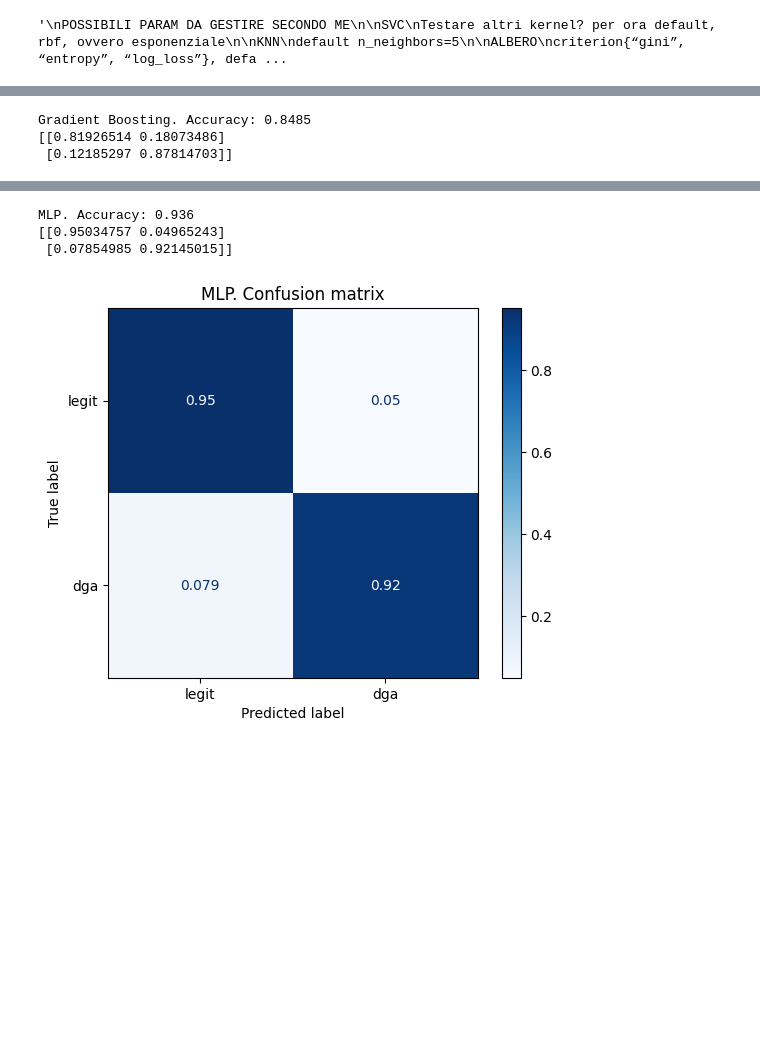
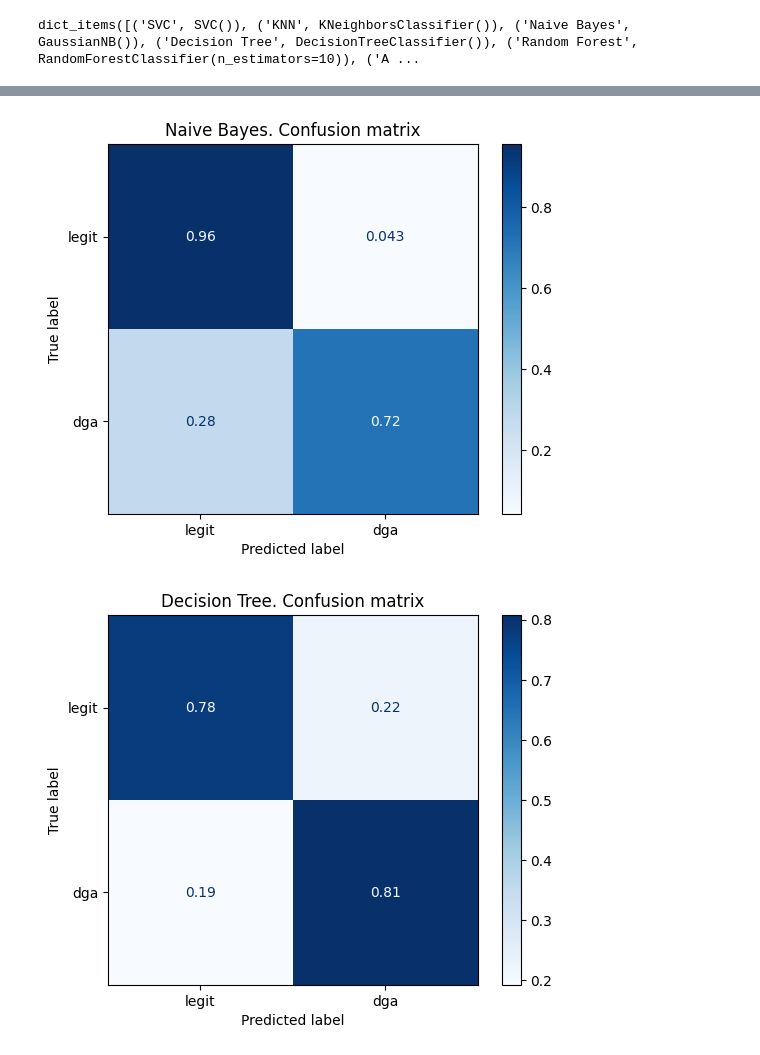
Before and after one commit to S1107327/datascience, a Jupyter notebook: ClassAndCluster.ipynb, the cells around one changed output, grey strips where cells are left out. Drawn from its saved outputs; the diff is of its cells as text; code cells hidden in the pictures; blank space fills up the shorter version.

```diff
--- a/ClassAndCluster.ipynb
+++ b/ClassAndCluster.ipynb
@@ -36,6 +60,7 @@ embeddings = sess.run(embedded['default'])
 #fasttext embedding
 import fasttext
 train_data_path = "bigrams.txt"
+dim = 3
 model = fasttext.train_unsupervised(train_data_path, model="skipgram", dim=3, epoch=20)
 words = model.get_words()
 dict_skipgram = {w: model.get_word_vector(w) for w in words}
@@ -51,0 +82,5 @@ for name in domain_names:
+# %%
+# transform embeddings in dataframe
+embeddings_df = pd.DataFrame(embeddings)
+embedded_domain_names_df = pd.DataFrame(embedded_domain_names)
+print(embeddings_df)
@@ -58,8 +131,17 @@ train, test, label_train, label_test=train_test_split(embeddings, dataset["label
 # %%
+# setting altri parametri per la classificazione
+kfold = StratifiedKFold(n_splits=5)
+cross_validation_scores = [] # punteggi della cross validation
+classification_reports = []
+confusion_matrices = []
+roc_aucs = [] #roc curve:
+true_pos_rates = []
+false_pos_rates = []
 #prep classificatori
 names=["SVC", "KNN", "Naive Bayes", "Decision Tree", "Random Forest", "AdaBoost", "Gradient Boosting", "MLP"]
-classifiers=[ SVC(), KNeighborsClassifier(n_neighbors=5), GaussianNB(), RandomForestClassifier(n_estimators=10),
-            AdaBoostClassifier(n_estimators=10), GradientBoostingClassifier(n_estimators=10), MLPClassifier()]
+classifiers=[ SVC(), KNeighborsClassifier(n_neighbors=5), GaussianNB(), DecisionTreeClassifier(),
+              RandomForestClassifier(n_estimators=10), AdaBoostClassifier(n_estimators=10),
+              GradientBoostingClassifier(n_estimators=10), MLPClassifier()]
 
 """
 POSSIBILI PARAM DA GESTIRE SECONDO ME
@@ -108,31 +190,40 @@ solver{‘lbfgs’, ‘sgd’, ‘adam’}, default=’adam’ (dicono che lbfgs
 come conta il nostro)
 batch_size:int, default=’auto’
 """
+print(dict(zip(names,classifiers)).items())
 # %% [output]
-'\nPOSSIBILI PARAM DA GESTIRE SECONDO ME\n\nSVC\nTestare altri kernel? per ora default, rbf, ovvero esponenziale\n\nKNN\ndefault n_neighbors=5\n\nALBERO\ncriterion{“gini”, “entropy”, “log_loss”}, defa ...
+dict_items([('SVC', SVC()), ('KNN', KNeighborsClassifier()), ('Naive Bayes', GaussianNB()), ('Decision Tree', DecisionTreeClassifier()), ('Random Forest', RandomForestClassifier(n_estimators=10)), ('A ...
 # %%
 #train e test dei classificatori
-
-for name, classif in zip(names[-3:], classifiers[-3:]):
-    #Negli esempi di sklearn in cui confronta i classificatori usa standardscaler per standardizzare le feature
-    #non so dire se serve, per ora faccio come là
-    '''Dalla doc di StandardScaler(): Standardize features by removing the mean and scaling to unit variance.
-#Standardization of a dataset is a common requirement for many machine learning estimators:
-they might behave badly if the individual features do not more or less look like standard normally distributed data'''
-
-    #classif=make_pipeline(StandardScaler(), classif)
+for name, classif in zip(names,classifiers):
+    # fitting model and make predictions
     classif.fit(train, label_train)
-    print(f"{name}. Accuracy: {classif.score(test, label_test)}")
-    disp = ConfusionMatrixDisplay.from_estimator(
-        classif,
-        test,
+    predictions = classif.predict(test)
+    print(f"{name}. Accuracy: {accuracy_score(label_test, predictions)}")
+    # cross-validation
+    cv_score = cross_val_score(classif, train, label_train, scoring = "accuracy",cv = kfold)
+    cross_validation_scores.append(cv_score)
+    print("Done K-Fold cross-validation")
+    # confusion matrix
+    disp = ConfusionMatrixDisplay.from_predictions(
         label_test,
+        predictions,
         display_labels=["legit", "dga"],
         cmap=plt.cm.Blues,
         normalize="true",
     )
     disp.ax_.set_title(f"{name}. Confusion matrix")
-
-    print(disp.confusion_matrix)
-    plt.show()
+    confusion_matrices.append(disp)
+    print("Computed confusion matrix")
+    # classification report
+    class_report = classification_report(label_test, predictions)
+    classification_reports.append(class_report)
+    print("Done classification report")
+    # roc_curve
+    fpr, tpr, _ = roc_curve(predictions, label_test)
+    roc_aucs.append(auc(fpr, tpr))
+    true_pos_rates.append(tpr)
+    false_pos_rates.append(fpr)
+    print("computed ROC curve paramaters")
+    print()
 # %% [output]
@@ -143,3 +247,0 @@ AdaBoost. Accuracy: 0.849
-Gradient Boosting. Accuracy: 0.8485
-[[0.81926514 0.18073486]
- [0.12185297 0.87814703]]
@@ -147,4 +249,2 @@ Gradient Boosting. Accuracy: 0.8485
-MLP. Accuracy: 0.936
-[[0.95034757 0.04965243]
- [0.07854985 0.92145015]]
-[figure, old version]
+[figure, new version]
+[figure, added]
```
Also changed, not shown: parts of 13 cells of this notebook, 3 other files.
